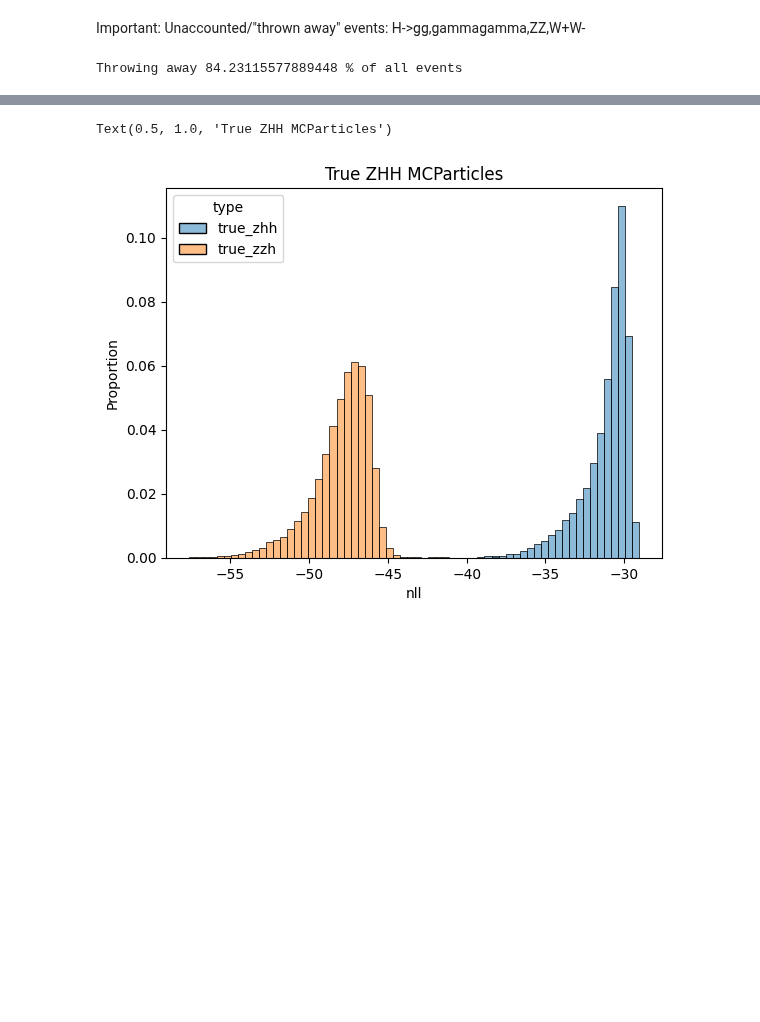
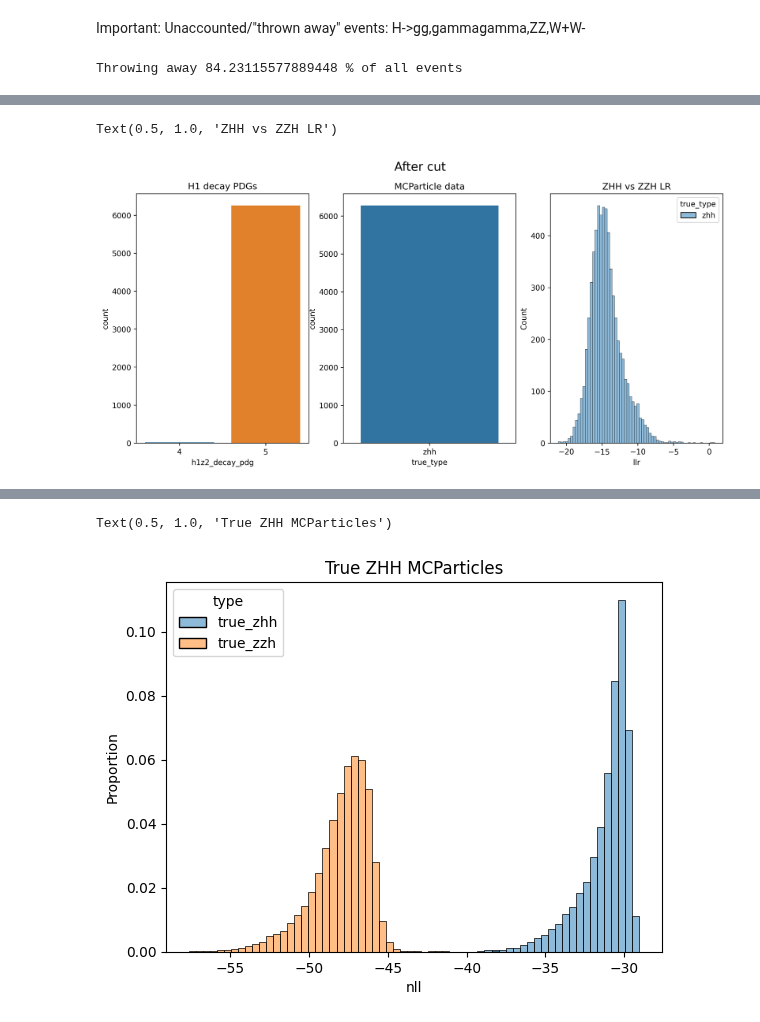
Before and after one commit to nVentis/MEM_HEP, a Jupyter notebook: view_v3.ipynb, the cells around one changed output, grey strips where cells are left out. Drawn from its saved outputs; the diff is of its cells as text; code cells hidden in the pictures; blank space fills up the shorter version.

```diff
--- a/view_v3.ipynb
+++ b/view_v3.ipynb
@@ -180 +174,17 @@ Text(0.5, 0, 'ln(L_0/L_1)')
+# %%
+d = data_cut
+fig, axes = plt.subplots(1,3, figsize=(14, 6), dpi=300)
+fig.suptitle("After cut", fontsize=16)
+
+ax = sns.countplot(d, x="h1z2_decay_pdg", ax=axes[0])
+ax.set_title("H1 decay PDGs")
+
+ax = sns.countplot(d, x="true_type", ax=axes[1])
+ax.set_title("MCParticle data")
+
+ax = sns.histplot(d, x="llr", hue="true_type", bins=64, ax=axes[2])
+ax.set_title("ZHH vs ZZH LR")
+# %% [output]
+Text(0.5, 1.0, 'ZHH vs ZZH LR')
+[figure, added]
 # %%
```
Also changed, not shown: parts of 13 cells of this notebook.
